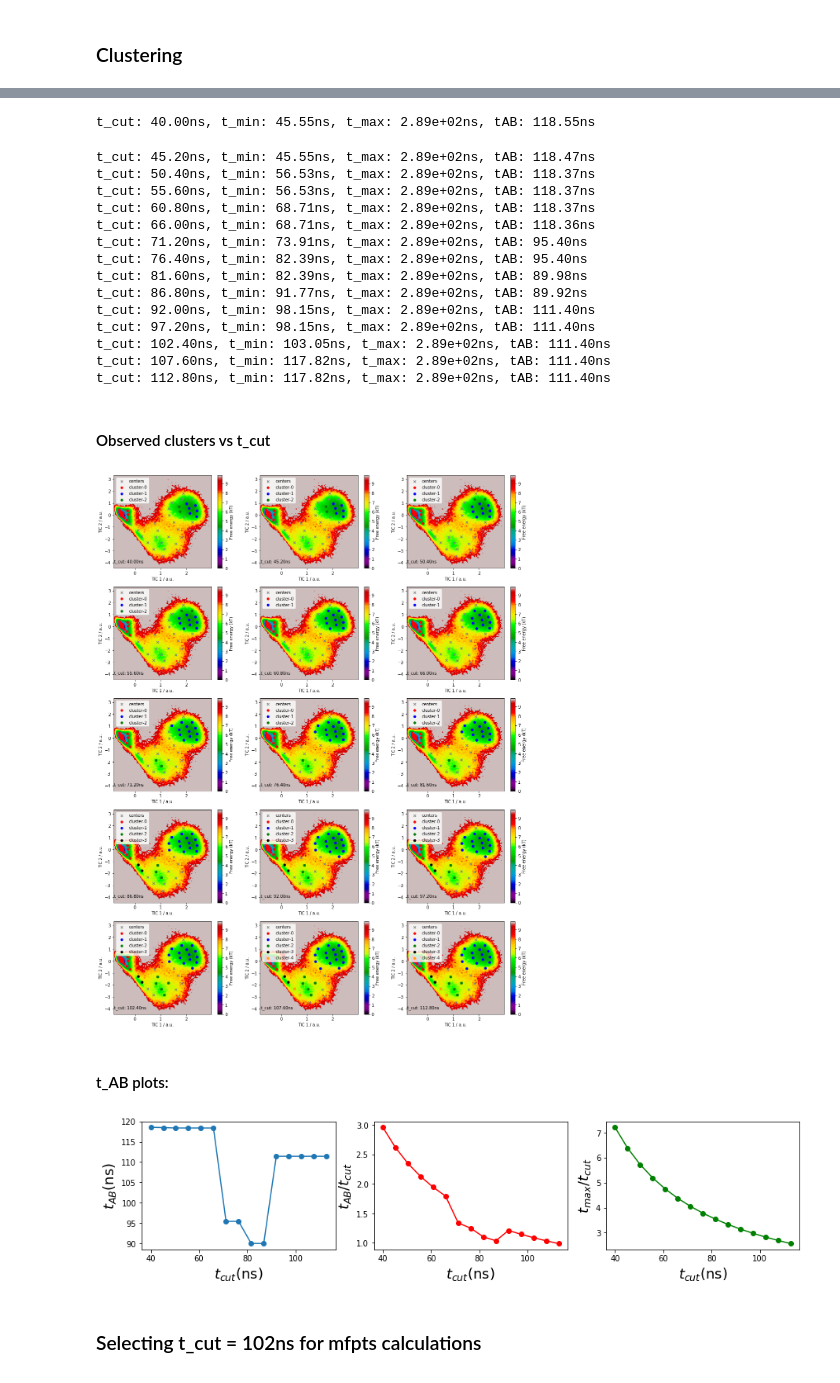
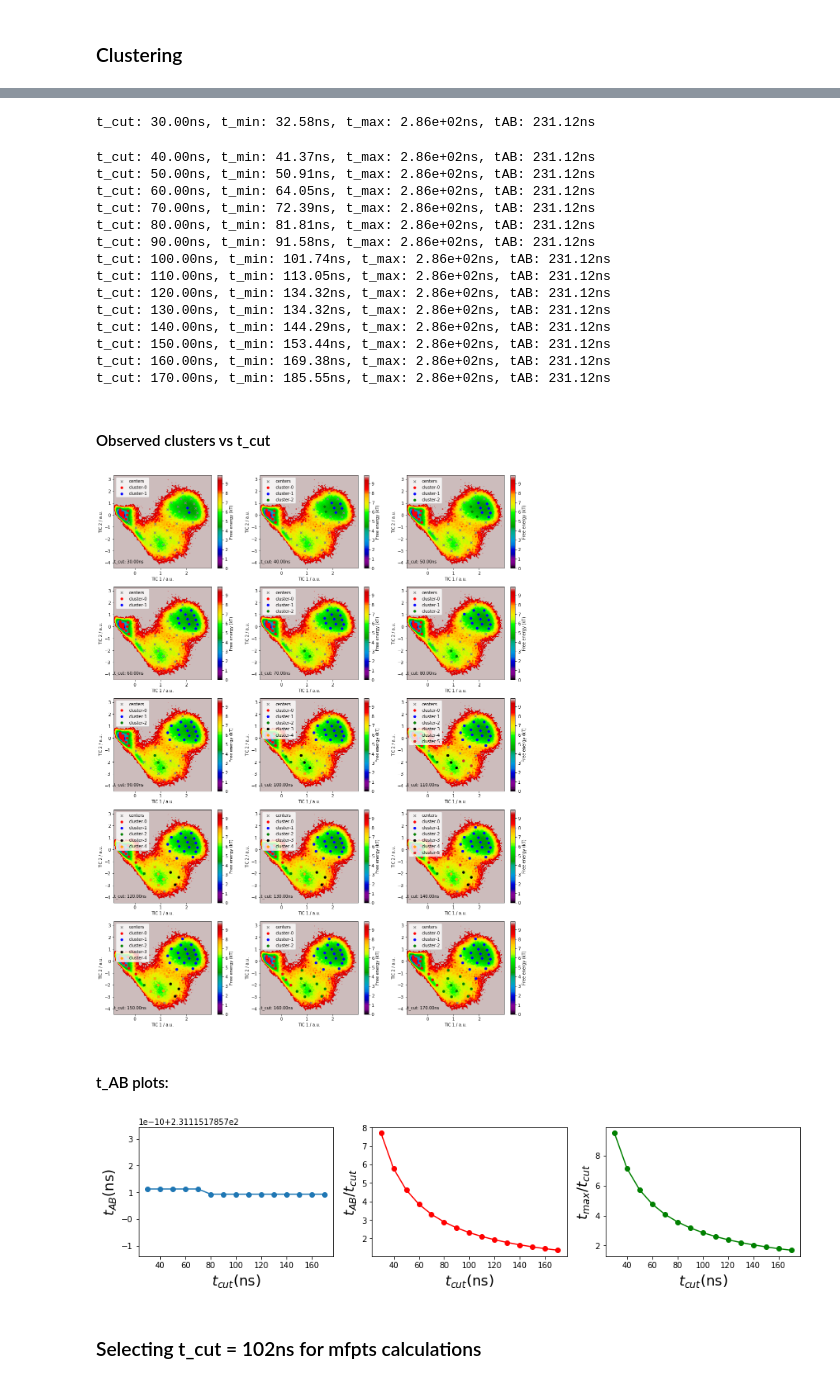
Before and after one commit to choderalab/msm-mfpt, a Jupyter notebook: models/Chignoling_FS_after_clustering.ipynb, the cells around one changed output, grey strips where cells are left out. Cells and saved outputs as stored; diff of their text form; code cells hidden in the pictures.

```diff
--- a/models/Chignoling_FS_after_clustering.ipynb
+++ b/models/Chignoling_FS_after_clustering.ipynb
@@ -181,7 +202,7 @@ lag_index = [ get_lagtime_from_array(lags, element*0.2)[0] for element in lag_to
 
 # This are the t_cut intervals to explore (in lag-time units) with the lag times in "lag_to_use"
 #range_per_lag = [[200,600], [200,350], [100,250], [30,200]]
-range_per_lag = [[200,600]]
+range_per_lag = [[150,900]]
 # %% [markdown]
 ### Clustering
 # %%
@@ -218,7 +239,7 @@ for k, index in enumerate(lag_index):
         big_clusters_index =[]
 
         # clustering
-        clusters, t_min, t_max, clustered_tmatrix = kinetic_clustering_from_tmatrix(K, t_cut=t_cut, verbose=False)
+        #clusters, t_min, t_max, clustered_tmatrix = kinetic_clustering_from_tmatrix(K, t_cut=t_cut, verbose=False)
         clusters, t_min, t_max = kinetic_clustering2_from_tmatrix(K, t_cut=t_cut, verbose=False, ini_clusters=ini_clusters)
 
         t_min_list.append(t_min)
@@ -236,7 +257,8 @@ for k, index in enumerate(lag_index):
         big_clusters_list.append(big_clusters)
 
         if n_big > 1:
-            tAB = markov_commute_time(clustered_tmatrix,[macrostates[0]],[macrostates[1]] )
+            #tAB = markov_commute_time(clustered_tmatrix,[macrostates[0]],[macrostates[1]] )
+            tAB = markov_commute_time(K,[macrostates[0]],[macrostates[1]] )
         else:
             tAB = 0.0
         t_AB_list.append(tAB)
@@ -248,51 +270,51 @@ for k, index in enumerate(lag_index):
         plt.scatter(*cluster.clustercenters.T, marker='x', c='grey', s=30, label='centers')
         plt.annotate("t_cut: {:.2f}ns".format(t_cut*dt), xy=(-0.8,-4))
 
-        colors = ['red','blue','green','black','orange']
+        colors = ['red','blue','green','black','orange'] + color_sequence
 
         for i, cluster_i in enumerate(big_clusters):
             cluster_i_tica_xy = []
             for index in cluster_i:
                 cluster_i_tica_xy.append(cluster.clustercenters[index])
             cluster_i_tica_xy = np.array(cluster_i_tica_xy)
             plt.scatter(*cluster_i_tica_xy.T, marker='o', c=colors[i], s=30, label='cluster-'+str(i))
 
         plt.legend(loc='upper left')
         plt.xlabel('TIC 1 / a.u.')
         plt.ylabel('TIC 2 / a.u.')
 
         ini_clusters = clusters
 
     printmd("#### Observed clusters vs t_cut")
     plt.show()
 
     printmd("#### t_AB plots:")
     plot_t_AB(t_cut_values, t_min_list, t_max_list, t_AB_list)
 
 #     printmd("#### RMSD of the Macrostates:")
 #     plot_rmsd_histogram_clusters(t_cut_values, big_clusters_list, rmsd, dt, dtrajs=cluster.dtrajs)
 # %% [output]
 ### Lag-time: 0.2ns
 #### t_values:
-t_cut: 40.00ns, t_min: 45.55ns, t_max: 2.89e+02ns, tAB: 118.55ns
+t_cut: 30.00ns, t_min: 32.58ns, t_max: 2.86e+02ns, tAB: 231.12ns
-t_cut: 45.20ns, t_min: 45.55ns, t_max: 2.89e+02ns, tAB: 118.47ns
-t_cut: 50.40ns, t_min: 56.53ns, t_max: 2.89e+02ns, tAB: 118.37ns
-t_cut: 55.60ns, t_min: 56.53ns, t_max: 2.89e+02ns, tAB: 118.37ns
-t_cut: 60.80ns, t_min: 68.71ns, t_max: 2.89e+02ns, tAB: 118.37ns
-t_cut: 66.00ns, t_min: 68.71ns, t_max: 2.89e+02ns, tAB: 118.36ns
-t_cut: 71.20ns, t_min: 73.91ns, t_max: 2.89e+02ns, tAB: 95.40ns
-t_cut: 76.40ns, t_min: 82.39ns, t_max: 2.89e+02ns, tAB: 95.40ns
-t_cut: 81.60ns, t_min: 82.39ns, t_max: 2.89e+02ns, tAB: 89.98ns
-t_cut: 86.80ns, t_min: 91.77ns, t_max: 2.89e+02ns, tAB: 89.92ns
-t_cut: 92.00ns, t_min: 98.15ns, t_max: 2.89e+02ns, tAB: 111.40ns
-t_cut: 97.20ns, t_min: 98.15ns, t_max: 2.89e+02ns, tAB: 111.40ns
-t_cut: 102.40ns, t_min: 103.05ns, t_max: 2.89e+02ns, tAB: 111.40ns
-t_cut: 107.60ns, t_min: 117.82ns, t_max: 2.89e+02ns, tAB: 111.40ns
-t_cut: 112.80ns, t_min: 117.82ns, t_max: 2.89e+02ns, tAB: 111.40ns
+t_cut: 40.00ns, t_min: 41.37ns, t_max: 2.86e+02ns, tAB: 231.12ns
+t_cut: 50.00ns, t_min: 50.91ns, t_max: 2.86e+02ns, tAB: 231.12ns
+t_cut: 60.00ns, t_min: 64.05ns, t_max: 2.86e+02ns, tAB: 231.12ns
+t_cut: 70.00ns, t_min: 72.39ns, t_max: 2.86e+02ns, tAB: 231.12ns
+t_cut: 80.00ns, t_min: 81.81ns, t_max: 2.86e+02ns, tAB: 231.12ns
+t_cut: 90.00ns, t_min: 91.58ns, t_max: 2.86e+02ns, tAB: 231.12ns
+t_cut: 100.00ns, t_min: 101.74ns, t_max: 2.86e+02ns, tAB: 231.12ns
+t_cut: 110.00ns, t_min: 113.05ns, t_max: 2.86e+02ns, tAB: 231.12ns
+t_cut: 120.00ns, t_min: 134.32ns, t_max: 2.86e+02ns, tAB: 231.12ns
+t_cut: 130.00ns, t_min: 134.32ns, t_max: 2.86e+02ns, tAB: 231.12ns
+t_cut: 140.00ns, t_min: 144.29ns, t_max: 2.86e+02ns, tAB: 231.12ns
+t_cut: 150.00ns, t_min: 153.44ns, t_max: 2.86e+02ns, tAB: 231.12ns
+t_cut: 160.00ns, t_min: 169.38ns, t_max: 2.86e+02ns, tAB: 231.12ns
+t_cut: 170.00ns, t_min: 185.55ns, t_max: 2.86e+02ns, tAB: 231.12ns
 #### Observed clusters vs t_cut
-[figure, old version]
+[figure, new version]
 #### t_AB plots:
-[figure, old version]
+[figure, new version]
 # %% [markdown]
 ### Selecting t_cut = 102ns for mfpts calculations
 # %%
```
Also changed, not shown: parts of 5 cells of this notebook, 1 other file.
